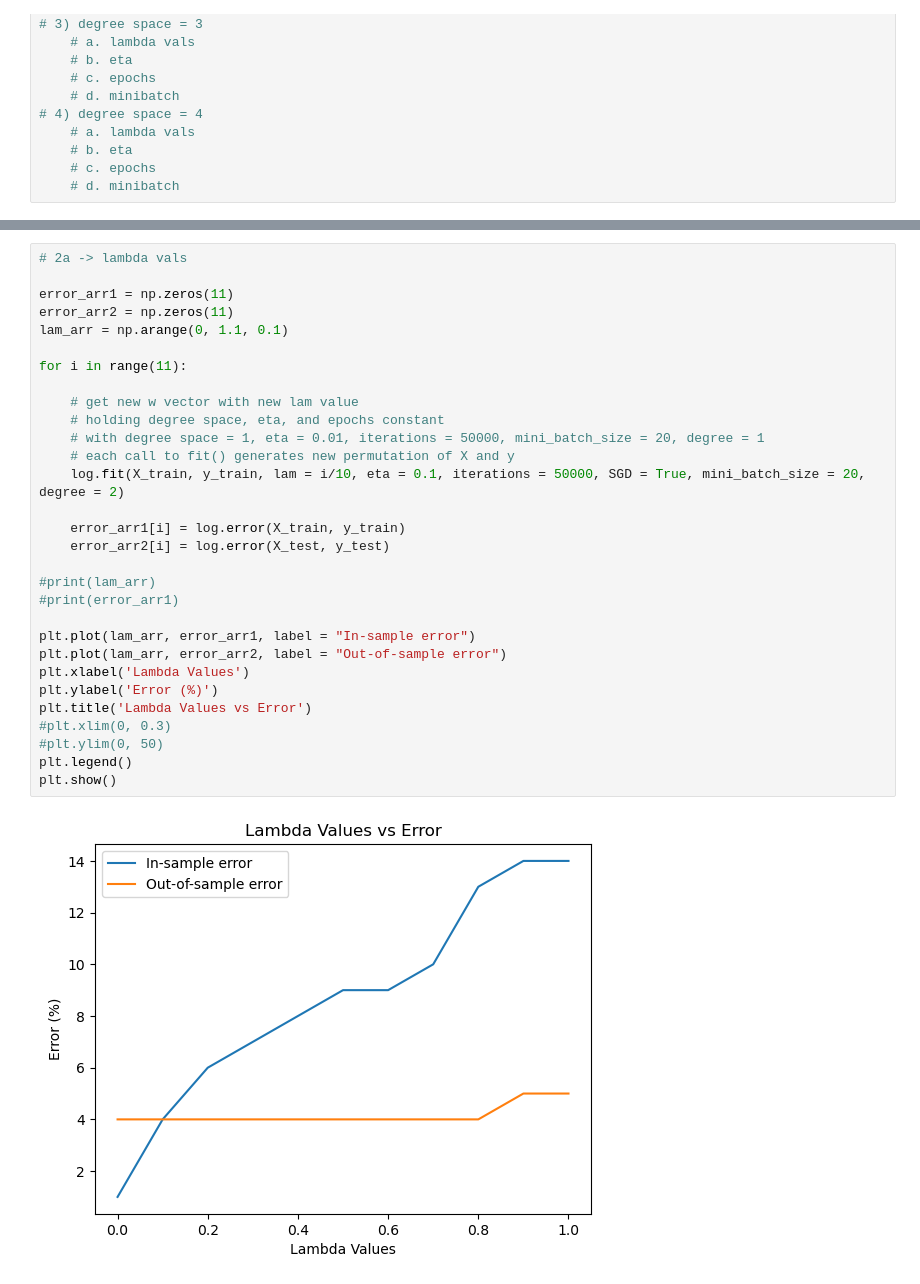
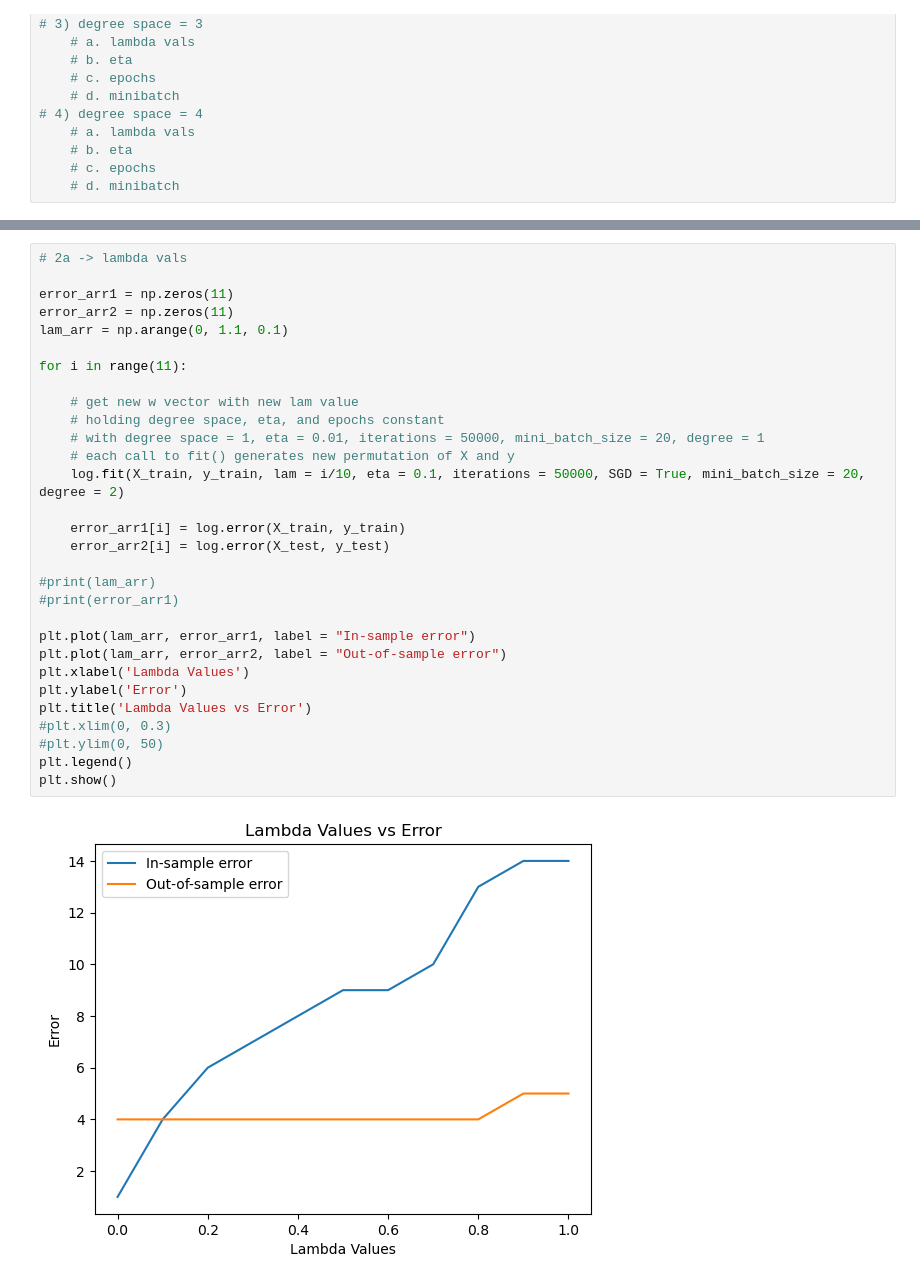
Before and after one commit to Noxolo1/cscd484, a Jupyter notebook: prog5/code_logistic_regression/parameter_tuning.ipynb, the cells around one changed output, grey strips where cells are left out. Drawn from its saved outputs; the diff is of its cells as text.

```diff
--- a/prog5/code_logistic_regression/parameter_tuning.ipynb
+++ b/prog5/code_logistic_regression/parameter_tuning.ipynb
@@ -115,35 +115,35 @@ plt.show()
 # %%
 # 2a -> lambda vals
 
 error_arr1 = np.zeros(11)
 error_arr2 = np.zeros(11)
 lam_arr = np.arange(0, 1.1, 0.1)
 
 for i in range(11):
 
     # get new w vector with new lam value
     # holding degree space, eta, and epochs constant
     # with degree space = 1, eta = 0.01, iterations = 50000, mini_batch_size = 20, degree = 1
     # each call to fit() generates new permutation of X and y
     log.fit(X_train, y_train, lam = i/10, eta = 0.1, iterations = 50000, SGD = True, mini_batch_size = 20, degree = 2)
 
     error_arr1[i] = log.error(X_train, y_train)
     error_arr2[i] = log.error(X_test, y_test)
 
 #print(lam_arr)
 #print(error_arr1)
 
 plt.plot(lam_arr, error_arr1, label = "In-sample error")
 plt.plot(lam_arr, error_arr2, label = "Out-of-sample error")
 plt.xlabel('Lambda Values')
-plt.ylabel('Error (%)')
+plt.ylabel('Error')
 plt.title('Lambda Values vs Error')
 #plt.xlim(0, 0.3)
 #plt.ylim(0, 50)
 plt.legend()
 plt.show()
 # %% [output]
-[figure, old version]
+[figure, new version]
 # %%
 # 3a -> lambda vals
 
```
Also changed, not shown: parts of 16 cells of this notebook.
